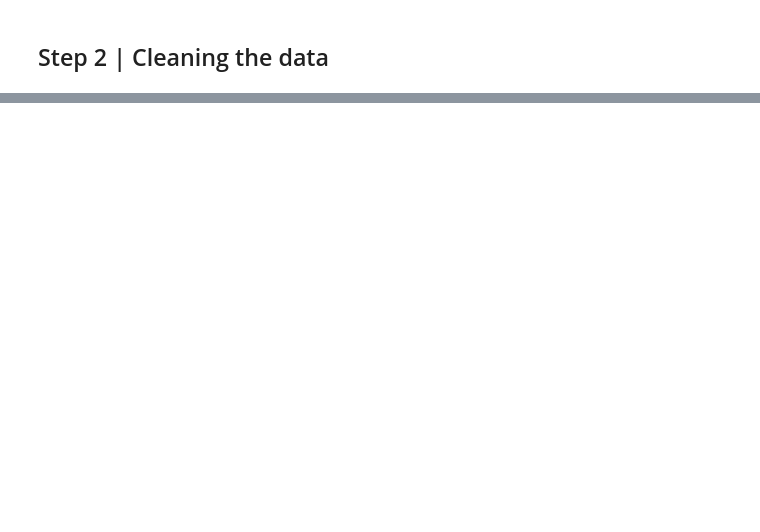
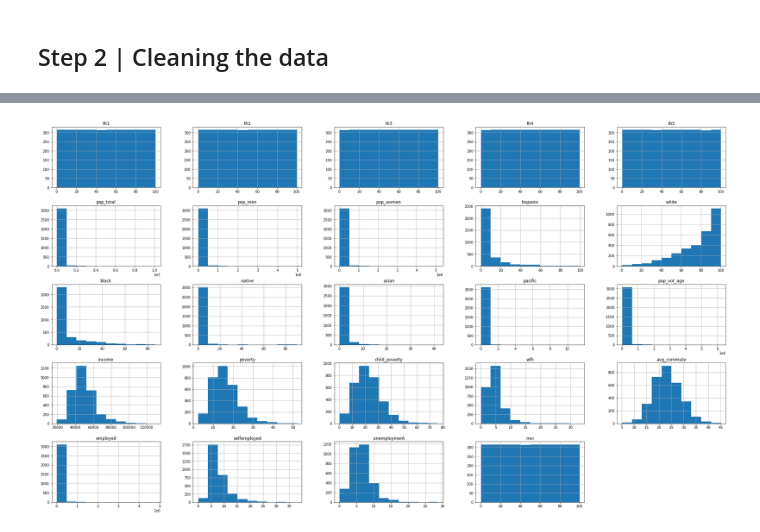
Before and after one commit to Jonessn22/maternal_health_indicators, a Jupyter notebook: 01_wrangle.ipynb, the cells around one changed output, grey strips where cells are left out. Drawn from its saved outputs; the diff is of its cells as text; code cells hidden in the pictures; blank space fills up the shorter version.

```diff
--- a/01_wrangle.ipynb
+++ b/01_wrangle.ipynb
@@ -120,0 +165,19 @@ Null Count: 0
+# %%
+# creating a list that will be used later in the data cleanup function
+cols_to_keep = ['State_mvi', 'Th1', 'Th2', 'Th3', 'Th4', 'Th5', 'County', 'TotalPop', 'Men', 'Women',\
+                'Hispanic', 'White', 'Black', 'Native', 'Asian', 'Pacific', 'VotingAgeCitizen', 'Income',\
+                'Poverty', 'ChildPoverty', 'WorkAtHome', 'MeanCommute', 'Employed', 'SelfEmployed',\
+                'Unemployment', 'mvi']
+# %%
+# filtering the new df to only the cols_to_keep list of columns
+df_joinsd = df_joinsd[cols_to_keep]
+
+# lowercasing all column names
+df_joinsd.columns = df_joinsd.columns.str.lower()
+# %%
+# editing names of columns to make easier to read and understand what they are
+df_joinsd.rename(columns = {'state_mvi': 'state', 'totalpop':'pop_total', 'men':'pop_men', 'women':'pop_women',\
+                           'votingagecitizen':'pop_vot_age', 'childpoverty':'child_poverty', 'workathome':'wfh',\
+                           'meancommute':'avg_commute', 'self_employed':'self_employ'}, inplace = True)
+
+df_joinsd.head()
@@ -120,0 +226,8 @@ Null Count: 0
+# %%
+import matplotlib.pyplot as plt
+import seaborn as sns
+
+df_joinsd.hist(figsize = (35, 20) )
+plt.show()
+# %% [output]
+[figure, added]
```
Also changed, not shown: parts of 19 cells of this notebook, 1 other file.
